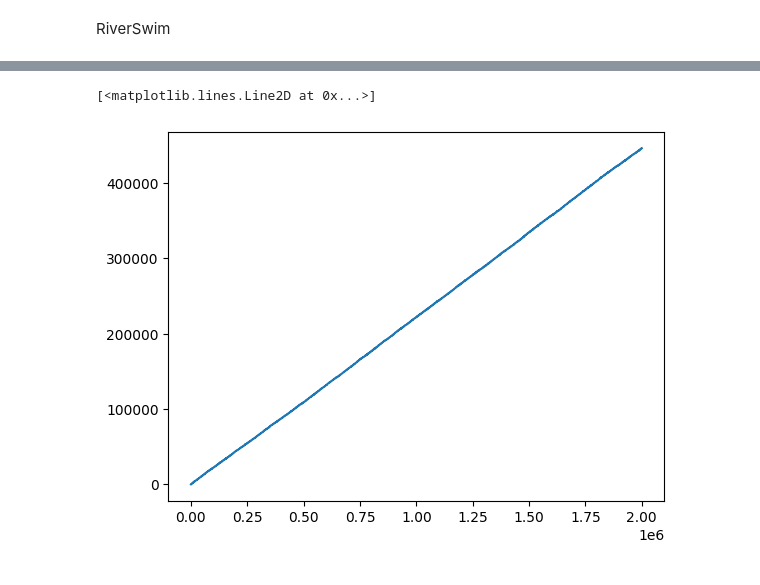
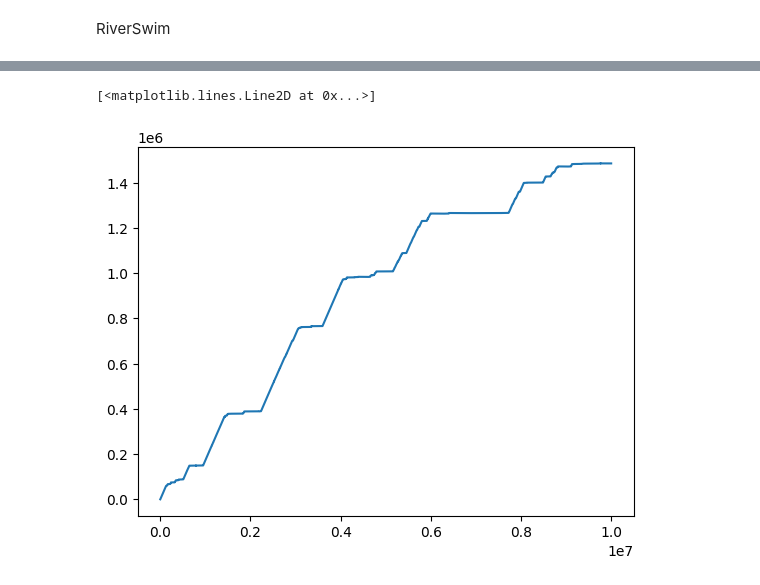
Before and after one commit to Asbjoern00/Bachelor_code, a Jupyter notebook: experiments.ipynb, the cells around one changed output, grey strips where cells are left out. Saved outputs shown, nothing was run; the diff lists cells and outputs as text; code cells hidden in the pictures.

```diff
--- a/experiments.ipynb
+++ b/experiments.ipynb
@@ -245,8 +242,8 @@ KeyboardInterrupt:
 # %%
-reward_ucrl,tau_ucrl = utils.run_experiment(env_ucrl, ucrl_naive, T = 2*10**6)
+reward_ucrl,tau_ucrl,_,_ = utils.run_experiment(env_ucrl, ucrl_naive, T = 5*10**5)
 # %%
-reward_bus,tau_bus = utils.run_experiment(env_smdp, Bus_ucrl, T = 2*10**6)
-reward_bus2,tau_bus2 = utils.run_experiment(env_smdp, Bus2_ucrl, T = 2*10**6)
+reward_bus,tau_bus,_,_ = utils.run_experiment(env_smdp, Bus_ucrl, T = 5*10**5)
+reward_bus2,tau_bus2,_,_ = utils.run_experiment(env_smdp, Bus2_ucrl, T = 5*10**5)
 # %%
-reward_eps,tau_eps = utils.run_experiment(env_smdp, epsilon_smdp, T = 2*10**6)
+reward_eps,tau_eps,_,_ = utils.run_experiment(env_smdp, epsilon_smdp, T = 5*10**5)
 regrets_eps = utils.calc_regret(reward=reward_eps, tau = tau_eps, optimal_gain=gstar)
@@ -262,6 +256,9 @@ regret_sucrl_b = utils.calc_regret(reward=reward_sucrl_b, tau = tau_sucrl_b, opt
 regrets_bus = utils.calc_regret(reward=reward_bus, tau = tau_bus, optimal_gain=gstar)
 regrets_bus2 = utils.calc_regret(reward=reward_bus2, tau = tau_bus2, optimal_gain=gstar)
 regrets_eps = utils.calc_regret(reward=reward_eps, tau = tau_eps, optimal_gain=gstar)
+# %%
+reward_bus3,tau_bus3,_,_ = utils.run_experiment(env_smdp, Bus3_ucrl, T = 10**7)
+regrets_bus3 = utils.calc_regret(reward=reward_bus3, tau = tau_bus3, optimal_gain=gstar)
 # %%
 plt.plot(regret_sucrl, label = "Regret surcl T_max = 4")
 plt.plot(regret_sucrl_l, label = "Regret surcl_l T_max = 4")
@@ -282,5 +279,5 @@ plt.legend()
 # %%
-plt.plot(regrets_eps, label = "Epsilon greedy")
+plt.plot(regrets_bus3, label = "Epsilon greedy")
 # %% [output]
 [<matplotlib.lines.Line2D at 0x...>]
-[figure, old version]
+[figure, new version]
```
Also changed, not shown: parts of 17 cells of this notebook, 1 other file.
